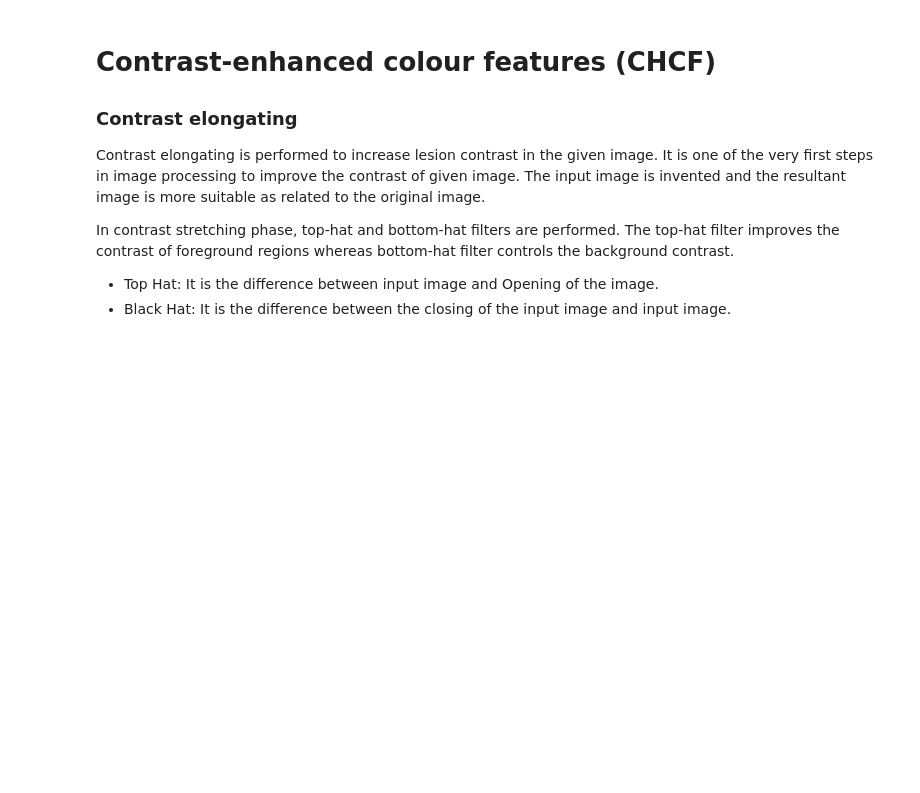
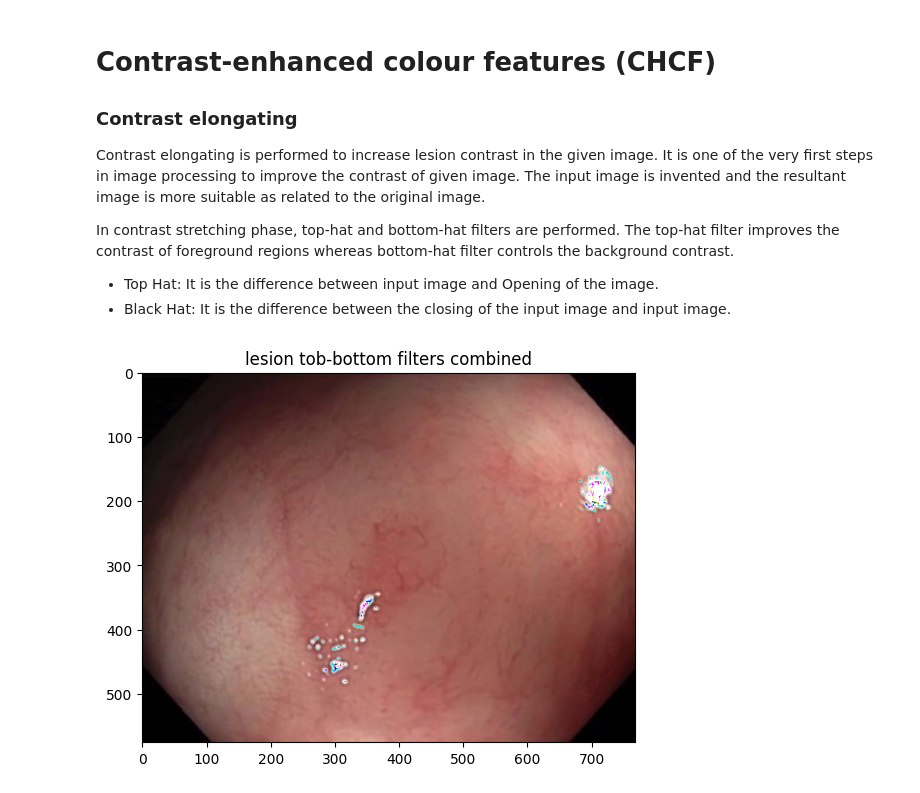
Before and after one commit to MuhammedMiiRanna/Deep-CNN-and-geometric-features-based-diseases-detection-and-classification, a Jupyter notebook: main.ipynb, the cells around one changed output. Cells and saved outputs as stored; diff of their text form; code cells hidden in the pictures; blank space fills up the shorter version.

```diff
--- a/main.ipynb
+++ b/main.ipynb
@@ -89,7 +115,23 @@ contrast.
 - Black Hat: It is the difference between the closing of the input image and input image.
 # %%
 # The top-hat transform is an operation that extracts small elements and details from given images.
+tophat_img = cv.morphologyEx(lesion_img, cv.MORPH_TOPHAT, kernel)
+blackhat_img = cv.morphologyEx(tophat_img, cv.MORPH_BLACKHAT, kernel)
 
-tophat_img = cv.morphologyEx(lesion_img, cv.MORPH_TOPHAT, kernel)
+# image addition
+# alpha = beta = 0.5
+# comb_img = cv.addWeighted(lesion_img, alpha, tophat_img, beta, 0)
+# comb_img = cv.addWeighted(comb_img, alpha, blackhat_img, beta, 0)
+#
+# comb_img = lesion_img + tophat_img
+# comb_img = comb_img + blackhat_img
+#
+comb_img = np.add(lesion_img, tophat_img)
+comb_img = np.add(comb_img, blackhat_img)
 
-blackhat_img = cv.morphologyEx(tophat_img, cv.MORPH_BLACKHAT, kernel)
+# Display the img
+plt.imshow(comb_img)
+plt.title("lesion tob-bottom filters combined")
+plt.show()
+# %% [output]
+[figure, added]
```
Also changed, not shown: parts of 6 cells of this notebook.
